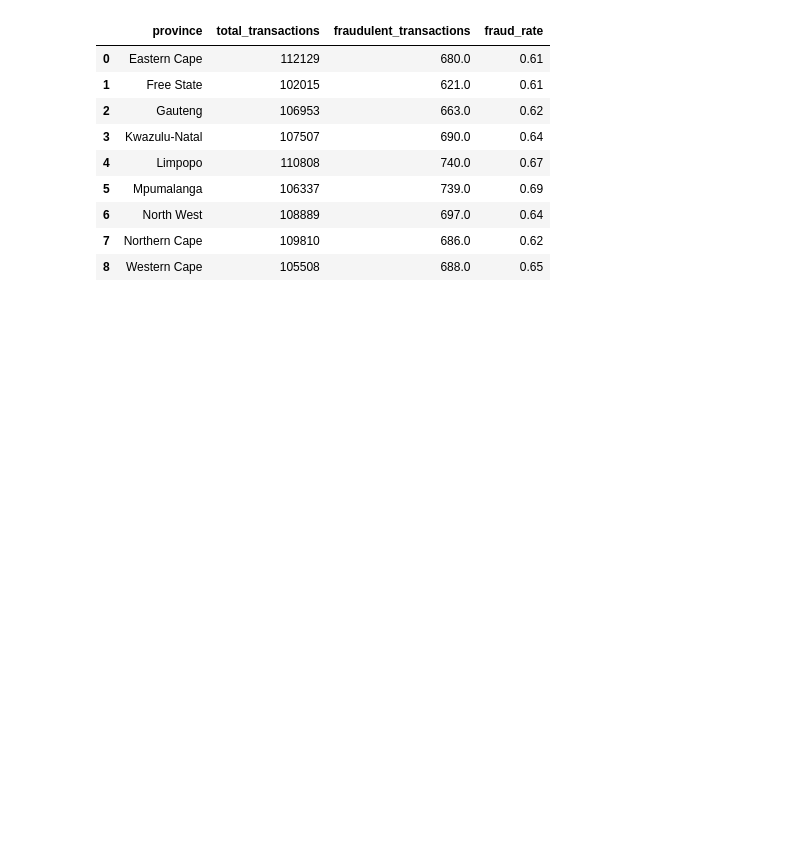
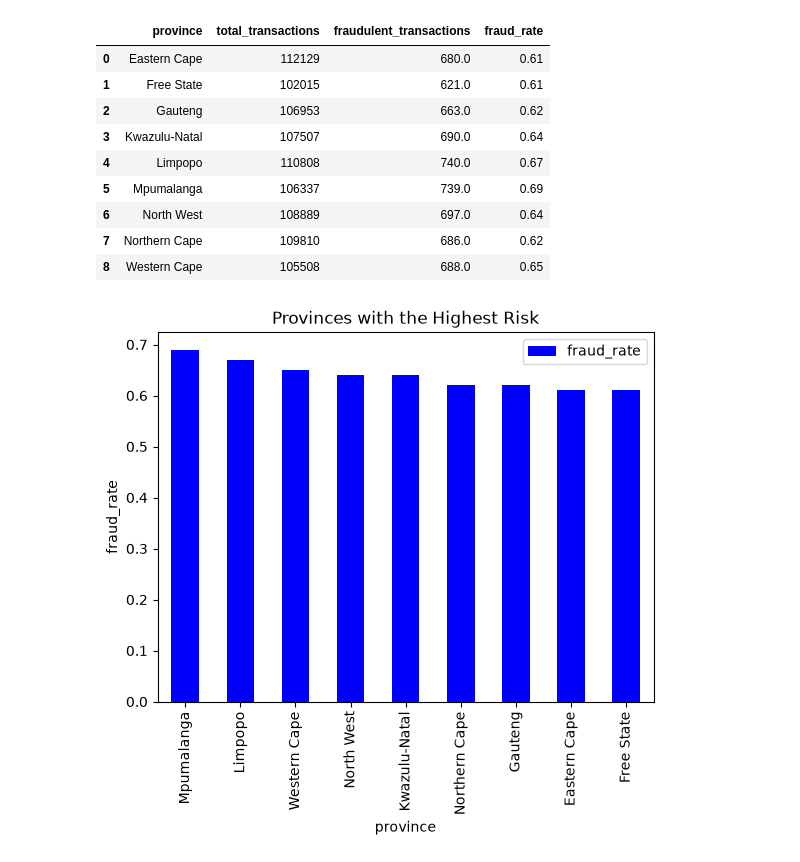
Before and after one commit to akonamajongile-a11y/bankguard, a Jupyter notebook: CleaningCustomers.ipynb, the cells around one changed output. Drawn from its saved outputs; the diff is of its cells as text; code cells hidden in the pictures; blank space fills up the shorter version.

```diff
--- a/CleaningCustomers.ipynb
+++ b/CleaningCustomers.ipynb
@@ -1166,3 +1221,38 @@ province_risk
 | 6 | North West | 108889 | 697.0 | 0.64 |
 | 7 | Northern Cape | 109810 | 686.0 | 0.62 |
 | 8 | Western Cape | 105508 | 688.0 | 0.65 |
+# %%
+import matplotlib.pyplot as plt
+
+# plt.bar(g, v, color='blue', edgecolor='black')
+
+# plt.title(' provinces have the highest risk?')
+# plt.xlabel('fraud_rate')
+# plt.ylabel('province_risk')
+
+# g = province_risk.index.tolist()
+# v = province_risk['fraud_rate'].tolist()   # replace with your column name
+#province_risk.plot(kind='bar')
+# plt.title(' Provinces with the highest risk?')
+# plt.xlabel('province')
+# plt.ylabel('fraud_rate')
+# plt.xticks(rotation=20)
+# plt.tight_layout()
+# plt.show()
+
+province_risk.sort_values(
+    by='fraud_rate',
+    ascending=False
+).plot(
+    x='province',
+    y='fraud_rate',
+    kind='bar',
+    color='blue',
+    #legend=False
+)
+
+plt.title('Provinces with the Highest Risk')
+plt.ylabel('fraud_rate')
+plt.show()
+# %% [output]
+[figure, added]
```
Also changed, not shown: parts of 15 cells of this notebook.
